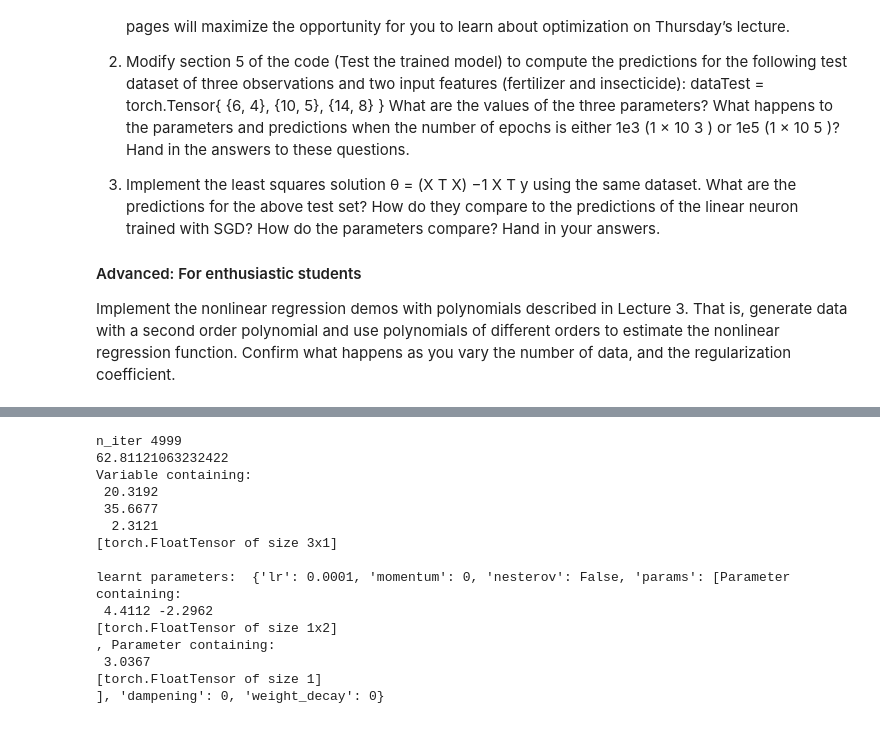
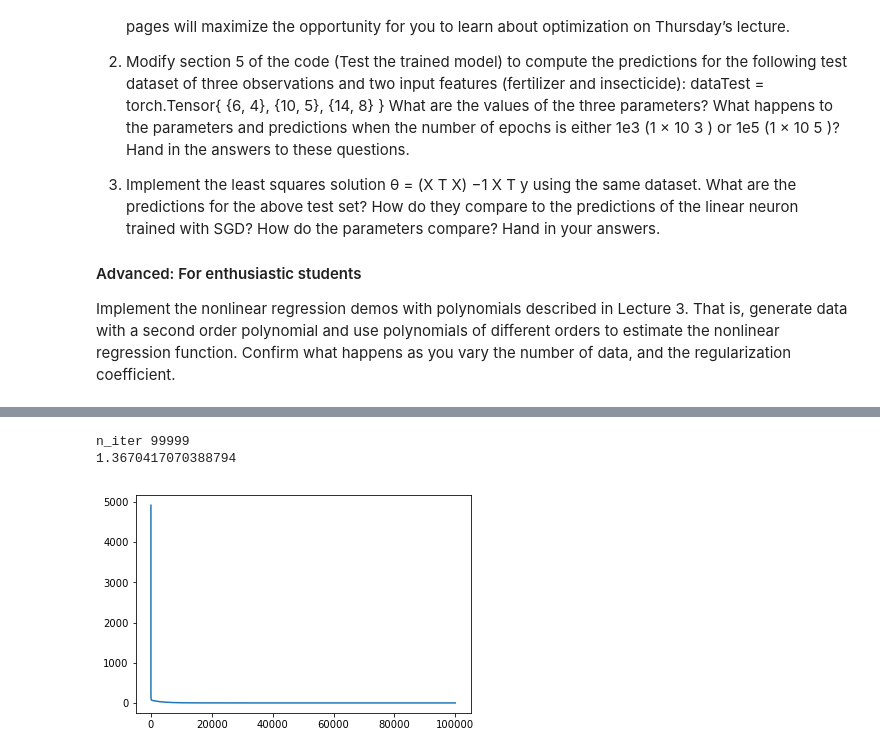
Before and after one commit to kuatroka/oxford_dl_2015_code, a Jupyter notebook: oxford_dl_2015_code/Practical2/practical2 - Linear Models with SGD and Least Squares.ipynb, the cells around one changed output, grey strips where cells are left out. Saved outputs shown, nothing was run; the diff lists cells and outputs as text; code cells hidden in the pictures.

Commit message:
Linear Regression - SGD

```diff
--- a/oxford_dl_2015_code/Practical2/practical2 - Linear Models with SGD and Least Squares.ipynb
+++ b/oxford_dl_2015_code/Practical2/practical2 - Linear Models with SGD and Least Squares.ipynb
@@ -148,51 +159,54 @@ with the number of epochs 1000: the Loss = 53.7466, predictions = [21.8778 param
 # %%
+# another Linear model option for the same problem as above (from forum)
+x = Variable(train_data[:,1:3])
+y = Variable(train_data[:,0])
+
+
+def poly_desc(W, b):
+    """Creates a string description of a polynomial."""
+    result = 'y = '
+    for i, w in enumerate(W):
+        result += '{:+.2f} x^{} '.format(w, len(W) - i)
+    result += '{:+.2f}'.format(b[0])
+    return result
+
+
+
+
 class Model(torch.nn.Module):
 
     def __init__(self):
         super(Model, self).__init__()
         self.fc = torch.nn.Linear(2, 1)
 
     def forward(self, x):
         return self.fc(x)
-x = Variable(x_train)
-y = Variable(y_train)
-x_test = Variable(test_data)
+
 model = Model()
 criterion = torch.nn.MSELoss()
-optimizer = torch.optim.SGD(model.parameters(), lr=0.0001)
+optimizer = torch.optim.SGD(model.parameters(), lr=0.001)
 
 losses = [] # Added
 
-for i in range(5000):
+for i in range(100000):
     optimizer.zero_grad()
     outputs = model(x)
 
     loss = criterion(outputs, y)
+
     losses.append(loss.data[0]) # Added
     loss.backward()
 
     optimizer.step()
 
     if loss.data[0] < 1e-4:
         break
 
 print('n_iter', i)
 print(loss.data[0])
-print(model(x_test))
-print("learnt parameters: ", optimizer.param_groups[0])
+plt.plot(losses)
+plt.show()
 # %% [output]
-n_iter 4999
-62.81121063232422
-Variable containing:
- 20.3192
- 35.6677
-  2.3121
-[torch.FloatTensor of size 3x1]
-
-learnt parameters:  {'lr': 0.0001, 'momentum': 0, 'nesterov': False, 'params': [Parameter containing:
- 4.4112 -2.2962
-[torch.FloatTensor of size 1x2]
-, Parameter containing:
- 3.0367
-[torch.FloatTensor of size 1]
-], 'dampening': 0, 'weight_decay': 0}
+n_iter 99999
+1.3670417070388794
+[figure, added]
```
Also changed, not shown: parts of 11 cells of this notebook.
